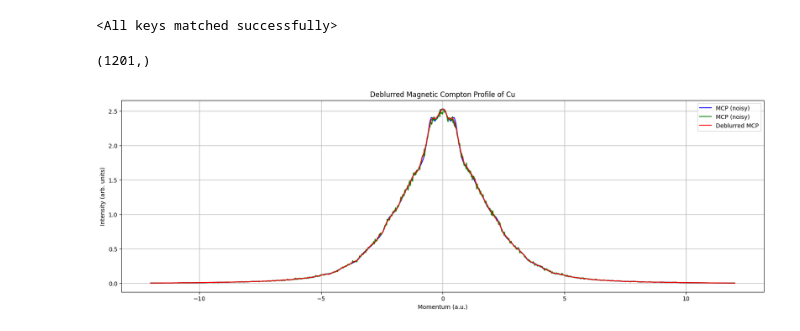
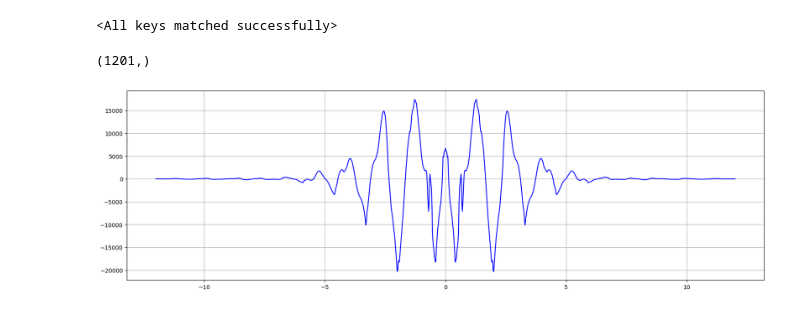
Before and after one commit to jpjharg/DISS, a Jupyter notebook: Copper profile analysis.ipynb, the cells around one changed output. Cells and saved outputs as stored; diff of their text form; code cells hidden in the pictures.

```diff
--- a/Copper profile analysis.ipynb
+++ b/Copper profile analysis.ipynb
@@ -70,10 +70,12 @@ def noise(y):
 
 from Richardson_lucy_functions import gaussian_kernel_1D
 
-def blur(y, sigma):
-    kernel = gaussian_kernel_1D(size=31, sigma=sigma)
+def blur(y, res_fwhm=0.4, pz_min=-12.5, pz_max=12.5, Npts=401):
+    pz = np.linspace(pz_min, pz_max, Npts)
+    grid_spacing = np.abs(pz[1] - pz[0])
+    sigma = res_fwhm / (2 * np.sqrt(2 * np.log(2))) / grid_spacing
+    kernel = gaussian_kernel_1D(size=201, sigma=sigma)
     y = signal.convolve(y, kernel, mode='same')
-
     return y
 
 def normalise(y, x):
@@ -134,47 +136,76 @@ model.load_state_dict(torch.load(model_path))
 # %% [output]
 <All keys matched successfully>
 # %%
-cu1 = np.loadtxt('Cu_Magnetic_Compton/I_EMD1D.OUT_SD_1', comments = '%')
-cu12 = np.loadtxt('Cu_Magnetic_Compton/I_EMD1D.OUT_SD_18', comments = '%')
+cu16 = np.loadtxt('Cu_Magnetic_Compton/I_EMD1D.OUT_SD_16', comments = '%') #100
+cu17 = np.loadtxt('Cu_Magnetic_Compton/I_EMD1D.OUT_SD_17', comments = '%') #110
+cu18 = np.loadtxt('Cu_Magnetic_Compton/I_EMD1D.OUT_SD_18', comments = '%') #111
 
-x1 = cu1[:,0]
-y_1 = cu1[:,1]
+x100 = cu16[:,0]
+y_100 = cu16[:,1]
 
-x12= cu12[:,0]
-y_12 = cu12[:,1]
+x110= cu17[:,0]
+y_110 = cu17[:,1]
 
-mcp = y_1 - 0.8 * y_12
+x_111 = cu18[:,0]
+y_111 = cu18[:,1]
 
-mcp = normalise(mcp, x1)
+difference_100_110 = y_100 - 1 * y_110
+difference_100_111 = y_100 - 1 * y_111
+difference_110_111 = y_110 - 1 * y_111
 
-y1blur = blur(y_1, res_sigma)
-y12blur = blur(y_12, res_sigma)
+diff_100_110 = normalise(difference_100_110, x100)
+diff_100_111 = normalise(difference_100_111, x100)
+diff_110_111 = normalise(difference_110_111, x100)
 
-y1noise = noise(y1blur)
-y12noise = noise(y12blur)
+y100blur = blur(y_100, res_sigma)
+y110blur = blur(y_110, res_sigma)
+y111blur = blur(y_111, res_sigma)
 
-mcp_bn = y1noise - 0.8 * y12noise
-mcp_bn = normalise(mcp_bn, x1)
+y100noise = noise(y100blur)
+y110noise = noise(y110blur)
+y111noise = noise(y111blur)
 
-print(x1.shape)
+diff_100_110_bn = y100noise - 0.8 * y110noise
+diff_100_110_bn = normalise(diff_100_110_bn, x100)
+
+diff_100_111_bn = y100noise - 0.8 * y111noise
+diff_100_111_bn = normalise(diff_100_111_bn, x100)
+
+diff_110_111_bn = y110noise - 0.8 * y111noise
+diff_110_111_bn = normalise(diff_110_111_bn, x100)
+
+print(x100.shape)
 
 
-blur_tensors_100 = torch.tensor(mcp_bn, dtype=torch.float32).unsqueeze(0)
+blur_tensors_100_110 = torch.tensor(diff_100_110_bn, dtype=torch.float32).unsqueeze(0)
+blur_tensors_100_111 = torch.tensor(diff_100_111_bn, dtype=torch.float32).unsqueeze(0)
+blur_tensors_110_111 = torch.tensor(diff_110_111_bn, dtype=torch.float32).unsqueeze(0)
 
 model.eval()
 with torch.no_grad():
-    deblurred_100 = model(blur_tensors_100).squeeze(0).numpy()
+    deblurred_100_110 = model(blur_tensors_100_110).squeeze(0).numpy()
+    deblurred_100_111 = model(blur_tensors_100_111).squeeze(0).numpy()
+    deblurred_110_111 = model(blur_tensors_110_111).squeeze(0).numpy()
 
 plt.figure(figsize=(20,6))
-plt.plot(x1, mcp, label='MCP (noisy)', color='blue')
-plt.plot(x1, mcp_bn, label='MCP (noisy)', color='green')
-plt.plot(x1, deblurred_100, label='Deblurred MCP', color='red')
-plt.xlabel('Momentum (a.u.)')
-plt.ylabel('Intensity (arb. units)')
-plt.title('Deblurred Magnetic Compton Profile of Cu')
-plt.legend()
-plt.grid()
+plt.plot(x100, diff_100_110, label='[100]-[110]', color='blue')
+#plt.plot(x100, deblurred_100_110, label='Deblurred MCP', color='red')
+plt.grid(True)
 plt.show()
+
+plt.figure(figsize=(20,6))
+plt.plot(x100, diff_100_111, label='[100]-[111]', color='green')
+#plt.plot(x100, deblurred_100_111, label='Deblurred MCP', color='orange')
+plt.grid(True)
+plt.show()
+
+plt.figure(figsize=(20,6))
+plt.plot(x100, diff_110_111, label='[110]-[111]', color='purple')
+#plt.plot(x100, deblurred_110_111, label='Deblurred MCP', color='brown')
+plt.grid(True)
+plt.show()
+
+plt.show()
 # %% [output]
 (1201,)
-[figure, old version]
+[figure, new version]
```
Also changed, not shown: parts of 2 cells of this notebook, 2 other files.
